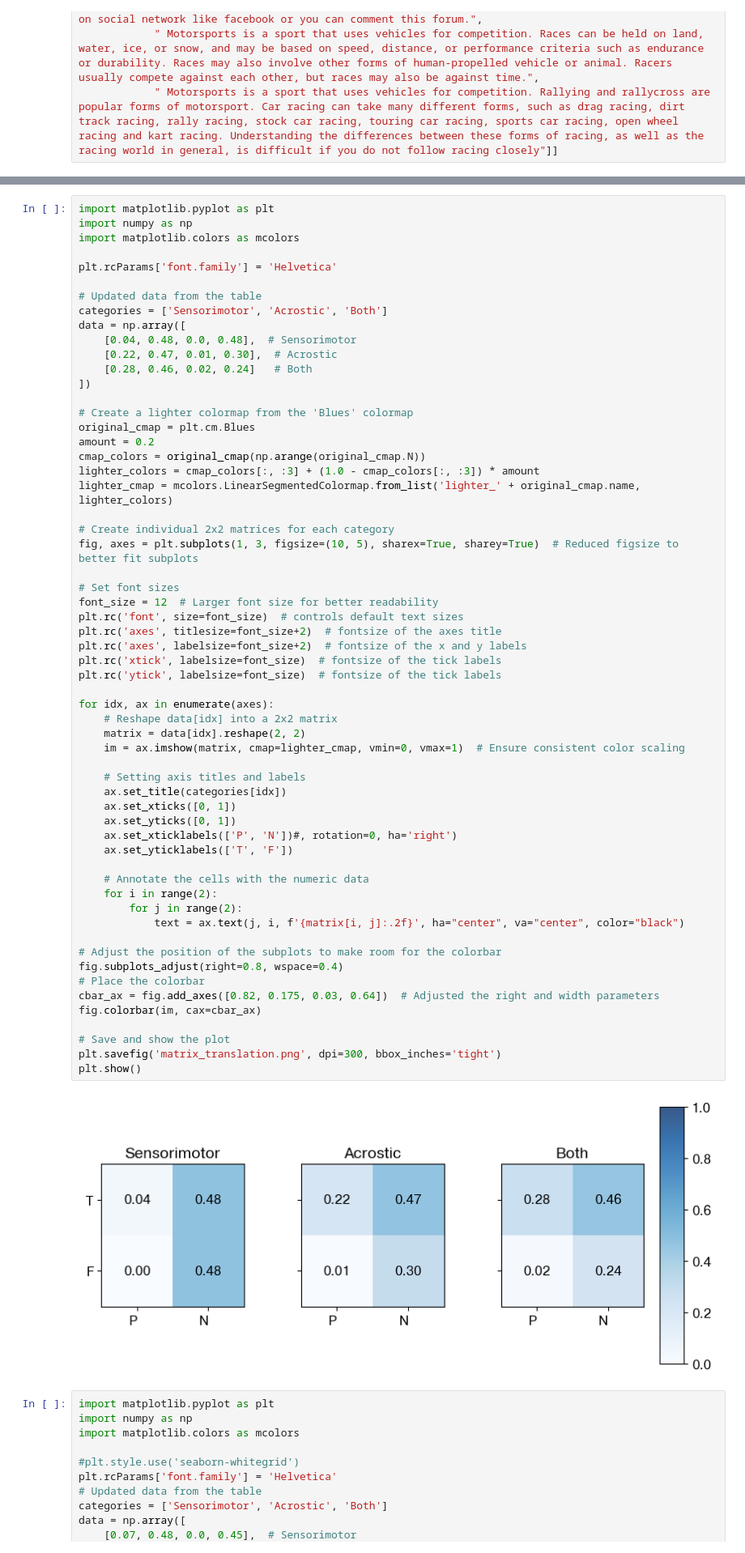
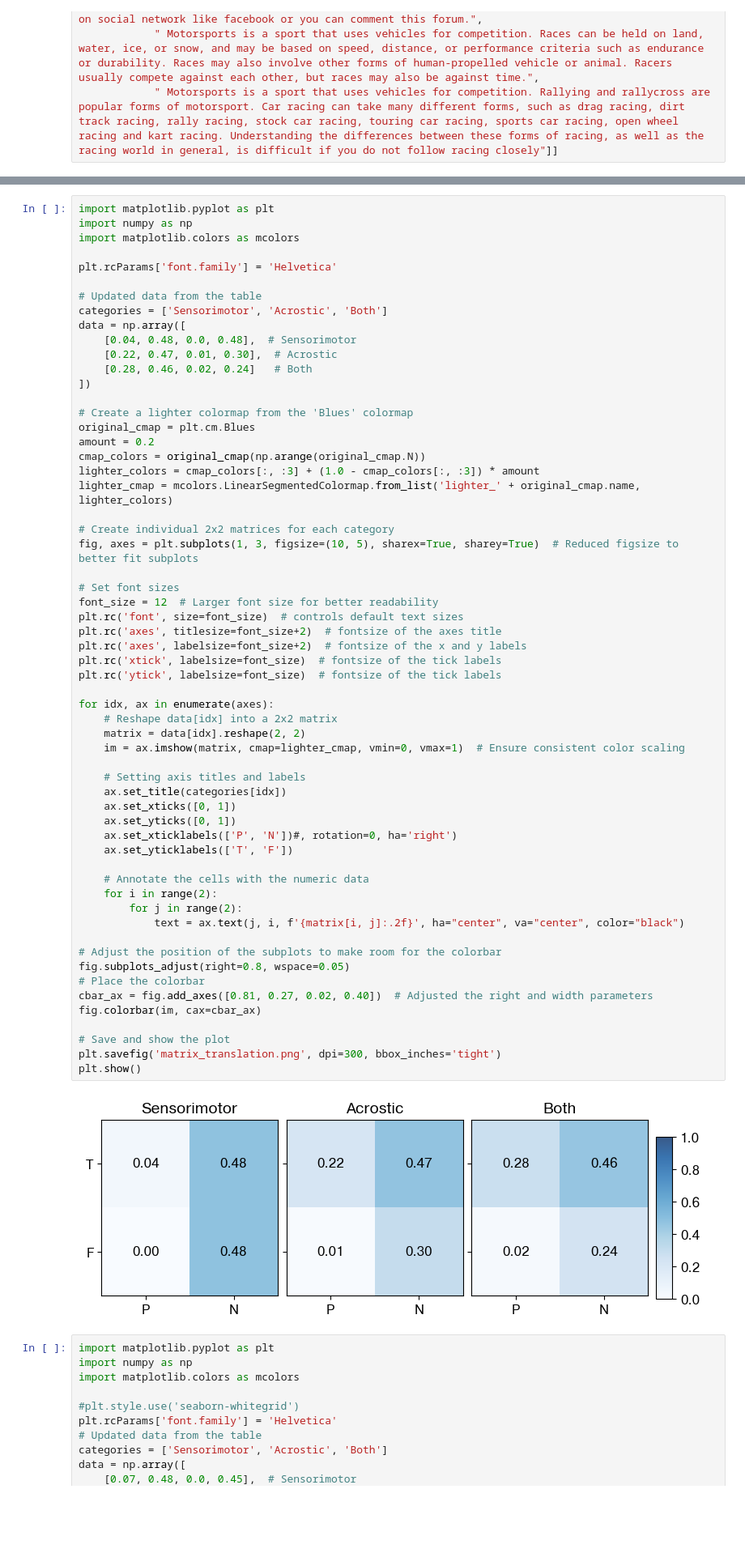
Before and after one commit to CommodoreEU/master-generation, a Jupyter notebook: notebook.ipynb, the cells around one changed output, grey strips where cells are left out. Shown at 81% size. Drawn from its saved outputs; the diff is of its cells as text; blank space fills up the shorter version.

```diff
--- a/notebook.ipynb
+++ b/notebook.ipynb
@@ -3179,36 +3179,36 @@ plt.rc('font', size=font_size)  # controls default text sizes
 plt.rc('axes', titlesize=font_size+2)  # fontsize of the axes title
 plt.rc('axes', labelsize=font_size+2)  # fontsize of the x and y labels
 plt.rc('xtick', labelsize=font_size)  # fontsize of the tick labels
 plt.rc('ytick', labelsize=font_size)  # fontsize of the tick labels
 
 for idx, ax in enumerate(axes):
     # Reshape data[idx] into a 2x2 matrix
     matrix = data[idx].reshape(2, 2)
     im = ax.imshow(matrix, cmap=lighter_cmap, vmin=0, vmax=1)  # Ensure consistent color scaling
 
     # Setting axis titles and labels
     ax.set_title(categories[idx])
     ax.set_xticks([0, 1])
     ax.set_yticks([0, 1])
     ax.set_xticklabels(['P', 'N'])#, rotation=0, ha='right')
     ax.set_yticklabels(['T', 'F'])
 
     # Annotate the cells with the numeric data
     for i in range(2):
         for j in range(2):
             text = ax.text(j, i, f'{matrix[i, j]:.2f}', ha="center", va="center", color="black")
 
 # Adjust the position of the subplots to make room for the colorbar
-fig.subplots_adjust(right=0.8, wspace=0.4)
+fig.subplots_adjust(right=0.8, wspace=0.05)
 # Place the colorbar
-cbar_ax = fig.add_axes([0.82, 0.175, 0.03, 0.64])  # Adjusted the right and width parameters
+cbar_ax = fig.add_axes([0.81, 0.27, 0.02, 0.40])  # Adjusted the right and width parameters
 fig.colorbar(im, cax=cbar_ax)
 
 # Save and show the plot
 plt.savefig('matrix_translation.png', dpi=300, bbox_inches='tight')
 plt.show()
 # %% [output]
-[figure, old version]
+[figure, new version]
 # %%
 import matplotlib.pyplot as plt
 import numpy as np
```
Also changed, not shown: parts of 2 cells of this notebook.
